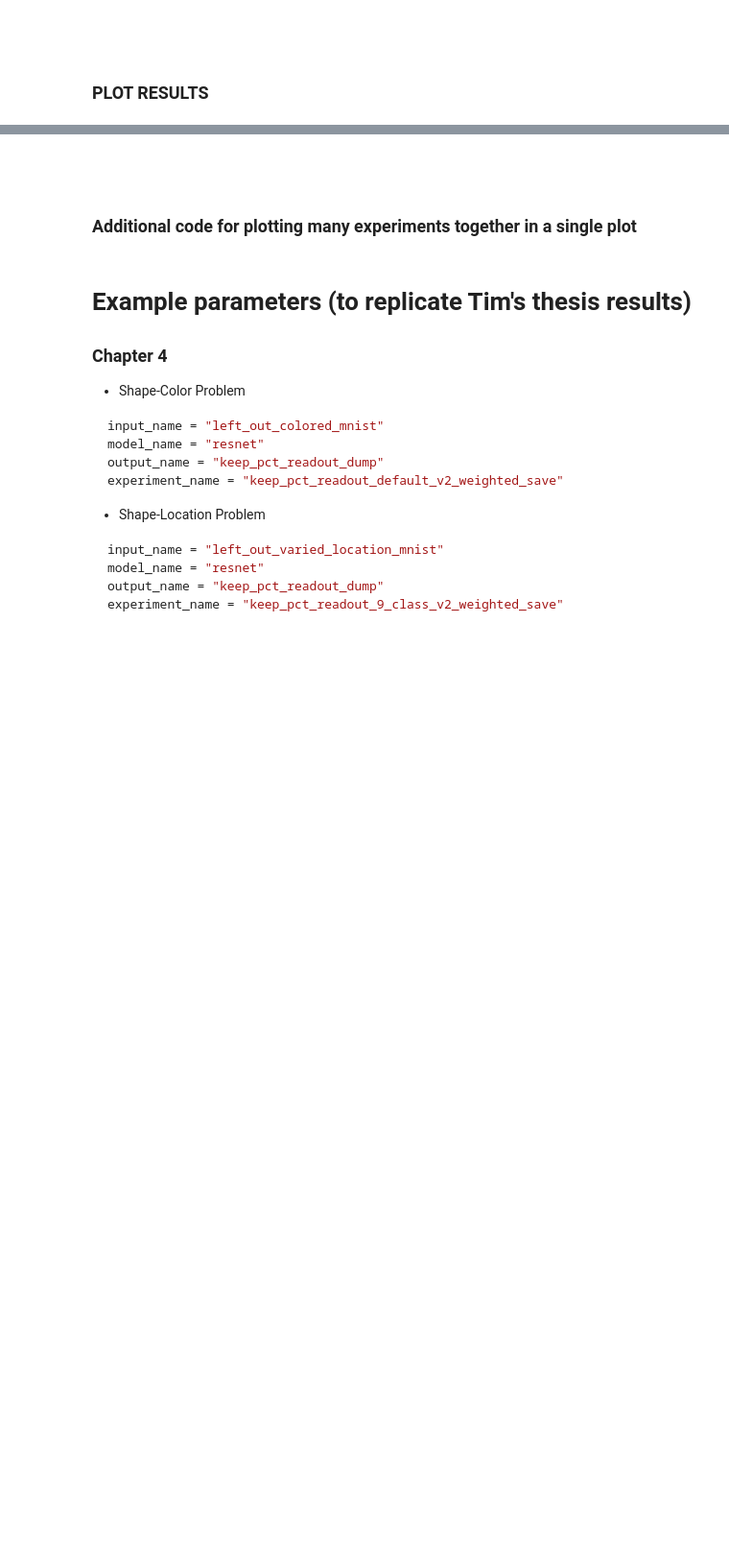
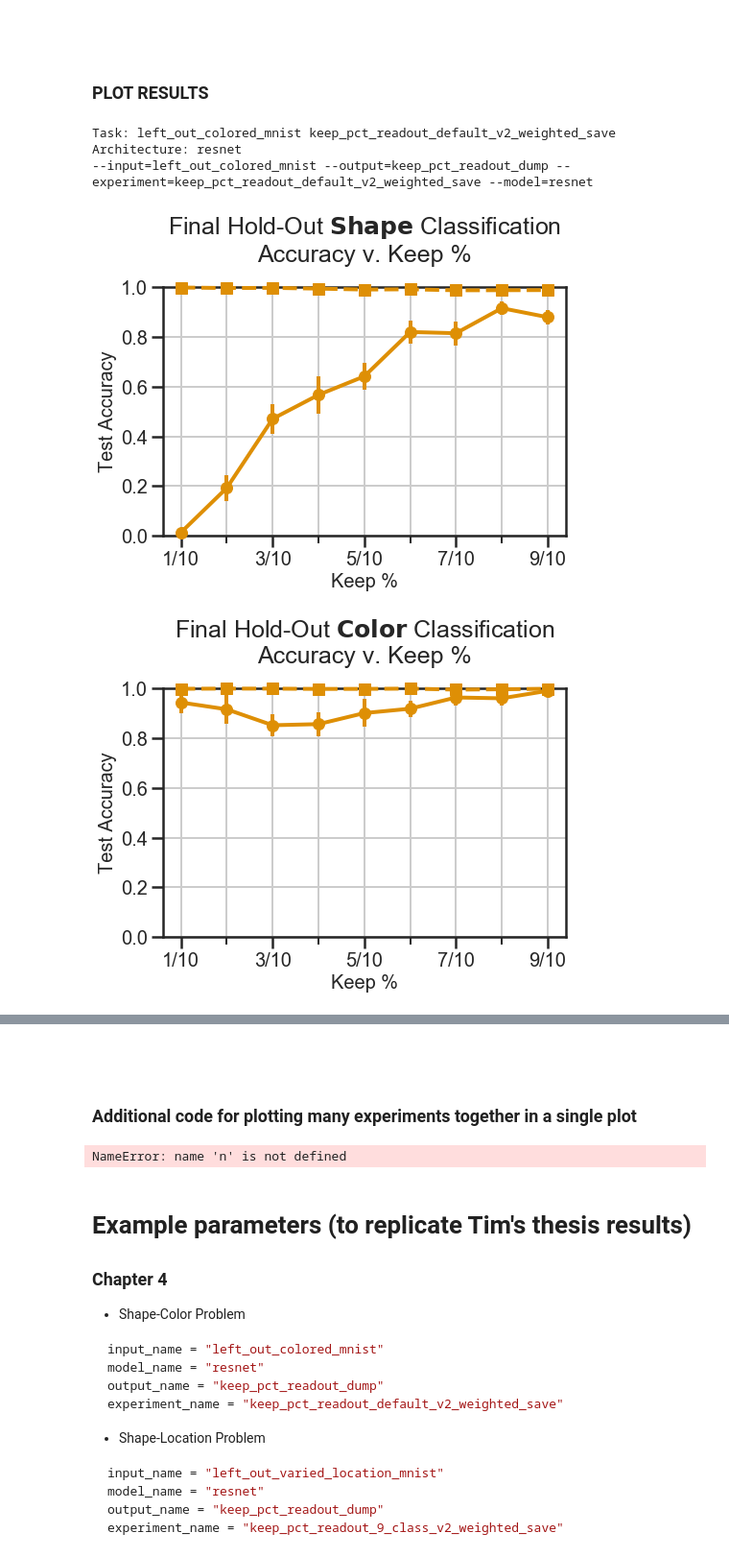
Before and after one commit to tim-henry/experiment-framework, a Jupyter notebook: util/results_plotting.ipynb, the cells around one changed output, grey strips where cells are left out. Shown: that part at 96% size. Saved outputs shown, nothing was run; the diff lists cells and outputs as text; code cells hidden in the pictures; blank space fills up the shorter version.

Commit message:
Updated plotting cnotebook

```diff
--- a/util/results_plotting.ipynb
+++ b/util/results_plotting.ipynb
@@ -47,10 +47,8 @@ def get_timestamps(input_name, model_name, output_name, experiment_name, num_res
                 AND output=?
                 AND model=?
                 AND experiment=?
-                AND timestamp>'2020-01-21_19:00:00_000000'
     ''', (input_name, output_name, model_name, experiment_name)):
         timestamps.append(row[0])
-
     return timestamps[-1 * num_results:]
 # %%
 def get_results(timestamps):
@@ -235,8 +228,14 @@ num_results = 10  # Number of experiment runs to average over for statistics
 # %%
 print("Task:", input_name, experiment_name)
 print("Architecture:", model_name)
 print("--input=" + input_name, "--output=" + output_name, "--experiment=" + experiment_name, "--model=" + model_name)
-try:
-    run_all(input_name, model_name, output_name, experiment_name)
-except:
-    print("FAILED")
+# try:
+run_all(input_name, model_name, output_name, experiment_name, num_results)
+# except:
+#     print("FAILED")
+# %% [output]
+Task: left_out_colored_mnist keep_pct_readout_default_v2_weighted_save
+Architecture: resnet
+--input=left_out_colored_mnist --output=keep_pct_readout_dump --experiment=keep_pct_readout_default_v2_weighted_save --model=resnet
+[figure, added]
+[figure, added]
@@ -356,6 +356,8 @@ def combined_plot():
         plt.show()
 
 combined_plot()
+# %% [output]
+NameError: name 'n' is not defined
 # %% [markdown]
 # Example parameters (to replicate Tim's thesis results)
 ### Chapter 4
```
Also changed, not shown: parts of 3 cells of this notebook.
